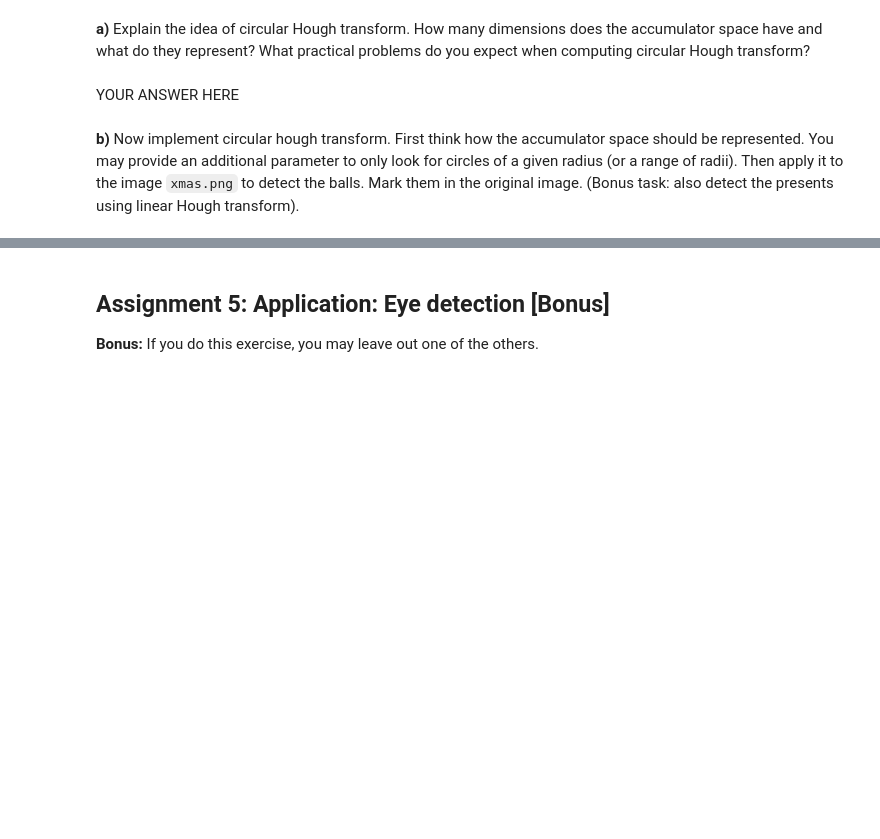
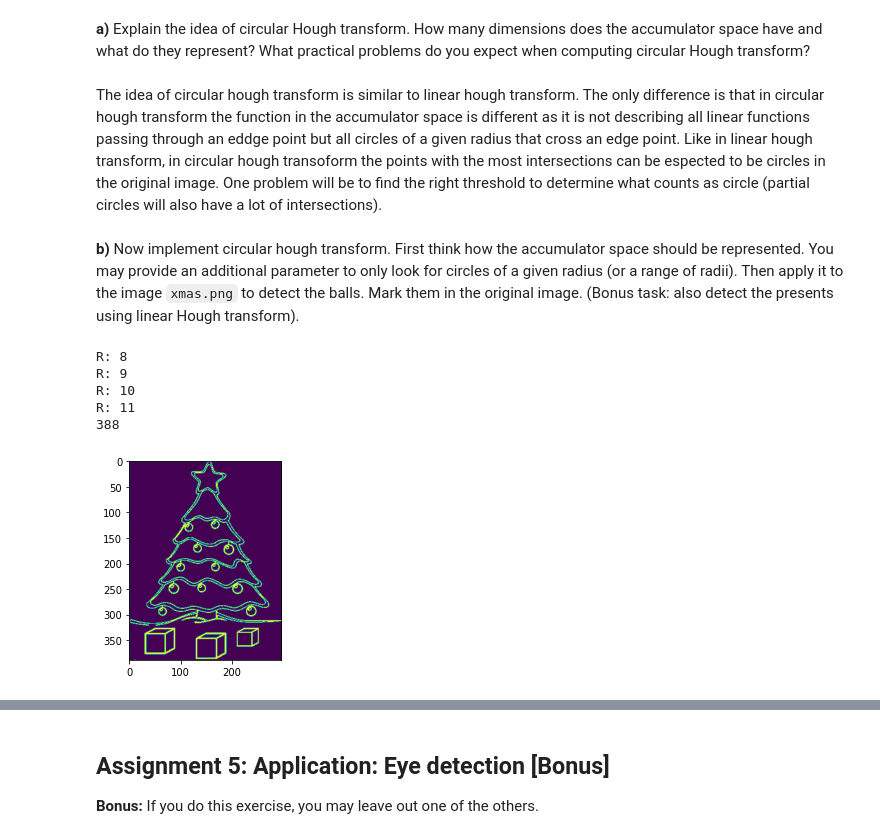
Before and after one commit to jumorisse/Computer-Vision, a Jupyter notebook: Sheet06/sheet06.ipynb, the cells around one changed output, grey strips where cells are left out. Drawn from its saved outputs; the diff is of its cells as text; code cells hidden in the pictures; blank space fills up the shorter version.

```diff
--- a/Sheet06/sheet06.ipynb
+++ b/Sheet06/sheet06.ipynb
@@ -434,18 +434,40 @@ plt.show()
 # %% [markdown]
 **a)** Explain the idea of circular Hough transform. How many dimensions does the accumulator space have and what do they represent? What practical problems do you expect when computing circular Hough transform?
 # %% [markdown]
-YOUR ANSWER HERE
+The idea of circular hough transform is similar to linear hough transform. The only difference is that in circular hough transform the function in the accumulator space is different as it is not describing all linear functions passing through an eddge point but all circles of a given radius that cross an edge point. Like in linear hough transform, in circular hough transoform the points with the most intersections can be espected to be circles in the original image. One problem will be to find the right threshold to determine what counts as circle (partial circles will also have a lot of intersections).
 # %% [markdown]
 **b)** Now implement circular hough transform. First think how the accumulator space should be represented. You may provide an additional parameter to only look for circles of a given radius (or a range of radii). Then apply it to the image `xmas.png` to detect the balls. Mark them in the original image. (Bonus task: also detect the presents using linear Hough transform).
 # %%
 %matplotlib inline
 from skimage.transform import hough_line
 from scipy import misc
 from imageio import imread
 import matplotlib.pyplot as plt
 import numpy as np
 
 # load the image
 img = imread('images/xmas.png')
+#img = np.zeros((30,30))
+#img[20,10] = 255
+radius = 10
+acc = np.zeros((6000,6000,20))
+scale = 0.1
+for r in range(8,12):
+    print("R:", r)
+    for y,x in np.argwhere(img==255):#np.ndindex((20,290)):#img.shape):
+        print(y, end='\r')
+        for t in range(360):
+            b = y - r * np.sin(t * np.pi/180)
+            a = x - r * np.cos(t * np.pi/180)
+            acc[int(b/scale), int(a/scale), r] += 1
 
-# YOUR CODE HERE
+plt.subplot(1,2,1)
+plt.imshow(img)
+plt.show()
+# %% [output]
+R: 8
+R: 9
+R: 10
+R: 11
+388
+[figure, added]
```
Also changed, not shown: parts of 1 cell of this notebook, 12 other files.
